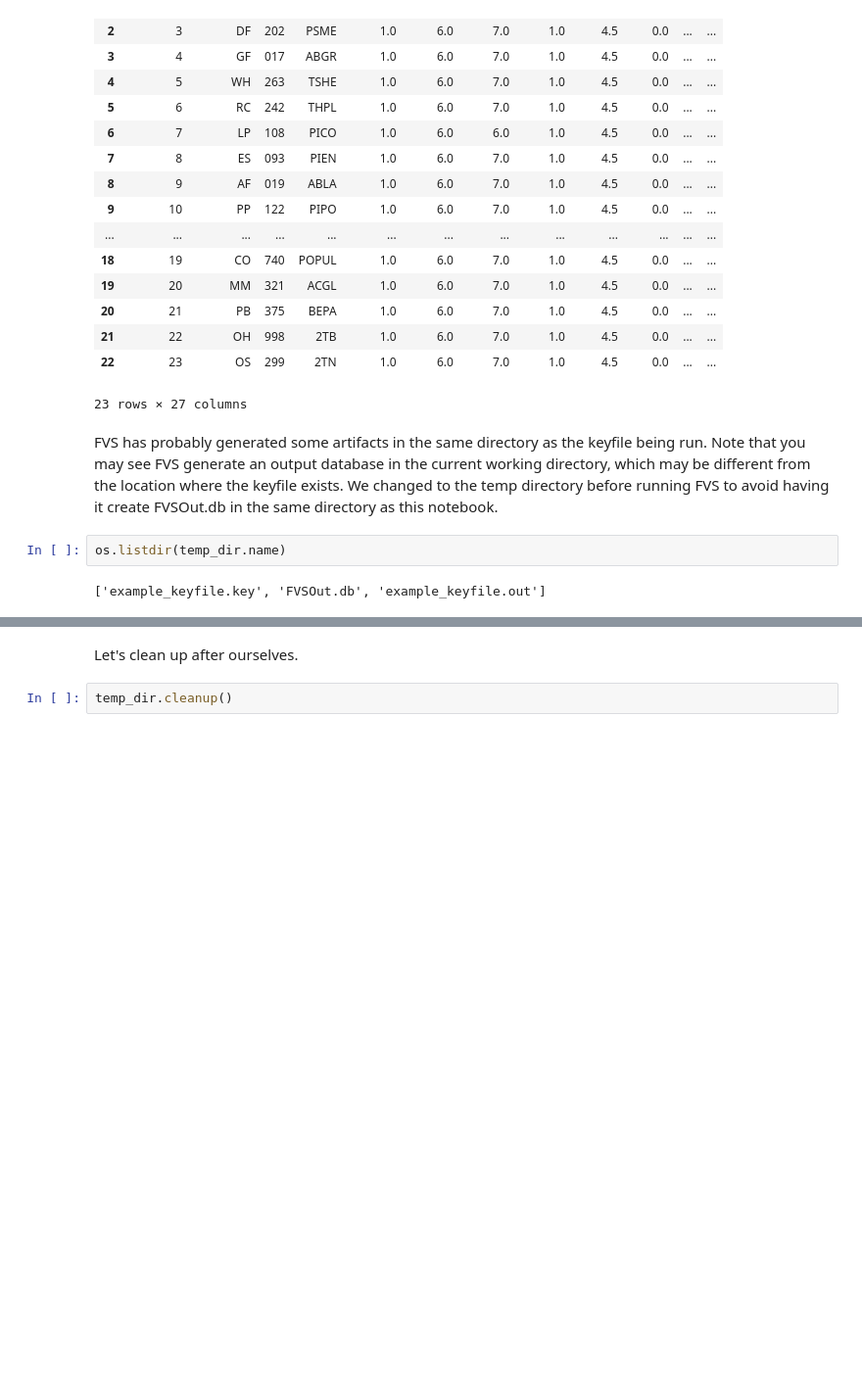
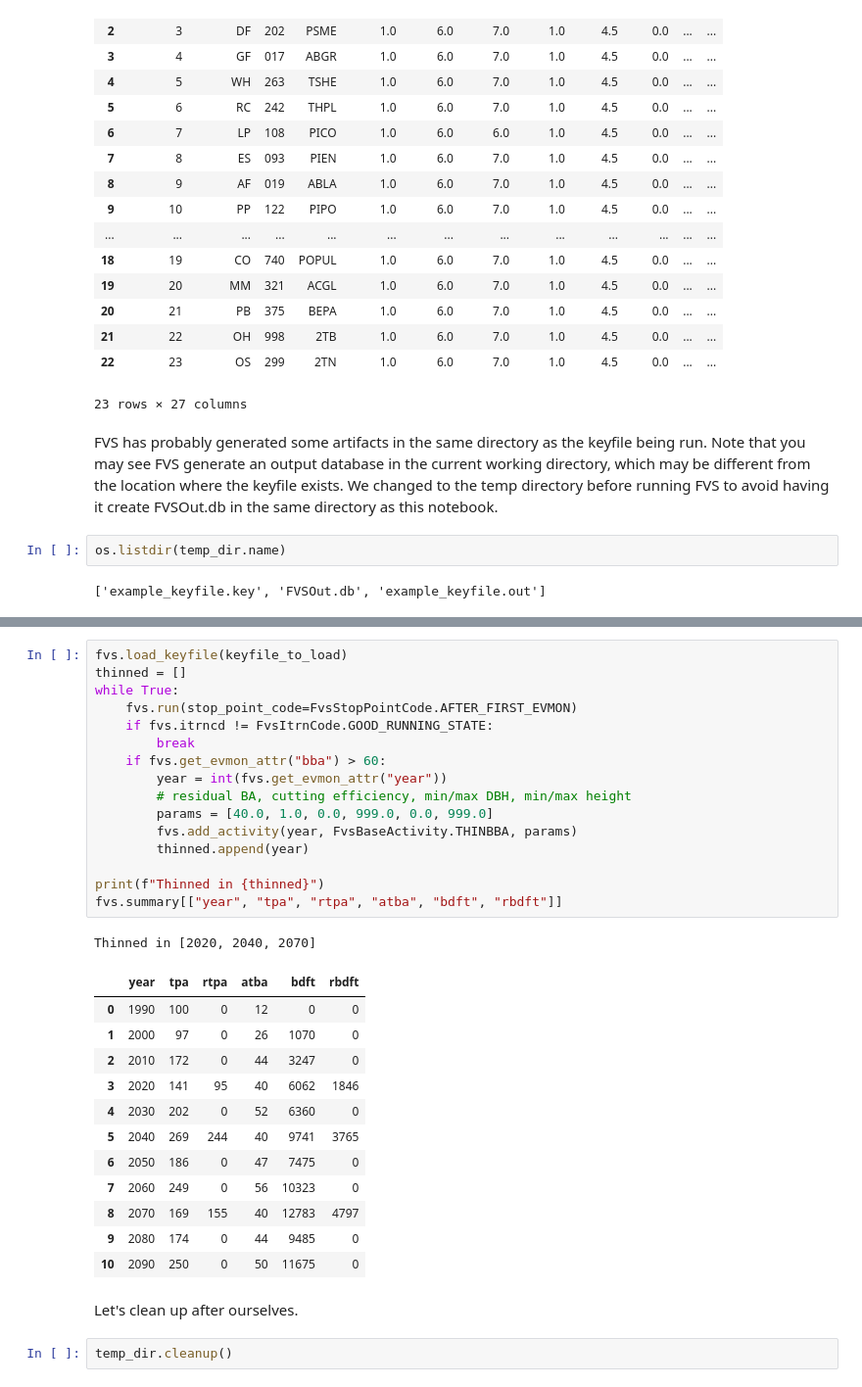
Before and after one commit to Vibrant-Planet-Open-Science/fvs2py, a Jupyter notebook: examples/Basic fvs2py Demonstration.ipynb, the cells around one changed output, grey strips where cells are left out. Shown at 98% size. Saved outputs shown, nothing was run; the diff lists cells and outputs as text; blank space fills up the shorter version.

```diff
--- a/examples/Basic fvs2py Demonstration.ipynb
+++ b/examples/Basic fvs2py Demonstration.ipynb
@@ -310,3 +260,33 @@ Run called 6 time(s): (fvs.itrncd=0; fvs.restart_code=6)
+# %%
+fvs.load_keyfile(keyfile_to_load)
+thinned = []
+while True:
+    fvs.run(stop_point_code=FvsStopPointCode.AFTER_FIRST_EVMON)
+    if fvs.itrncd != FvsItrnCode.GOOD_RUNNING_STATE:
+        break
+    if fvs.get_evmon_attr("bba") > 60:
+        year = int(fvs.get_evmon_attr("year"))
+        # residual BA, cutting efficiency, min/max DBH, min/max height
+        params = [40.0, 1.0, 0.0, 999.0, 0.0, 999.0]
+        fvs.add_activity(year, FvsBaseActivity.THINBBA, params)
+        thinned.append(year)
+
+print(f"Thinned in {thinned}")
+fvs.summary[["year", "tpa", "rtpa", "atba", "bdft", "rbdft"]]
+# %% [output]
+Thinned in [2020, 2040, 2070]
+|  | year | tpa | rtpa | atba | bdft | rbdft |
+| 0 | 1990 | 100 | 0 | 12 | 0 | 0 |
+| 1 | 2000 | 97 | 0 | 26 | 1070 | 0 |
+| 2 | 2010 | 172 | 0 | 44 | 3247 | 0 |
+| 3 | 2020 | 141 | 95 | 40 | 6062 | 1846 |
+| 4 | 2030 | 202 | 0 | 52 | 6360 | 0 |
+| 5 | 2040 | 269 | 244 | 40 | 9741 | 3765 |
+| 6 | 2050 | 186 | 0 | 47 | 7475 | 0 |
+| 7 | 2060 | 249 | 0 | 56 | 10323 | 0 |
+| 8 | 2070 | 169 | 155 | 40 | 12783 | 4797 |
+| 9 | 2080 | 174 | 0 | 44 | 9485 | 0 |
+| 10 | 2090 | 250 | 0 | 50 | 11675 | 0 |
 # %% [markdown]
 Let's clean up after ourselves.
 # %%
```
Also changed, not shown: parts of 17 cells of this notebook, 1 other file.
